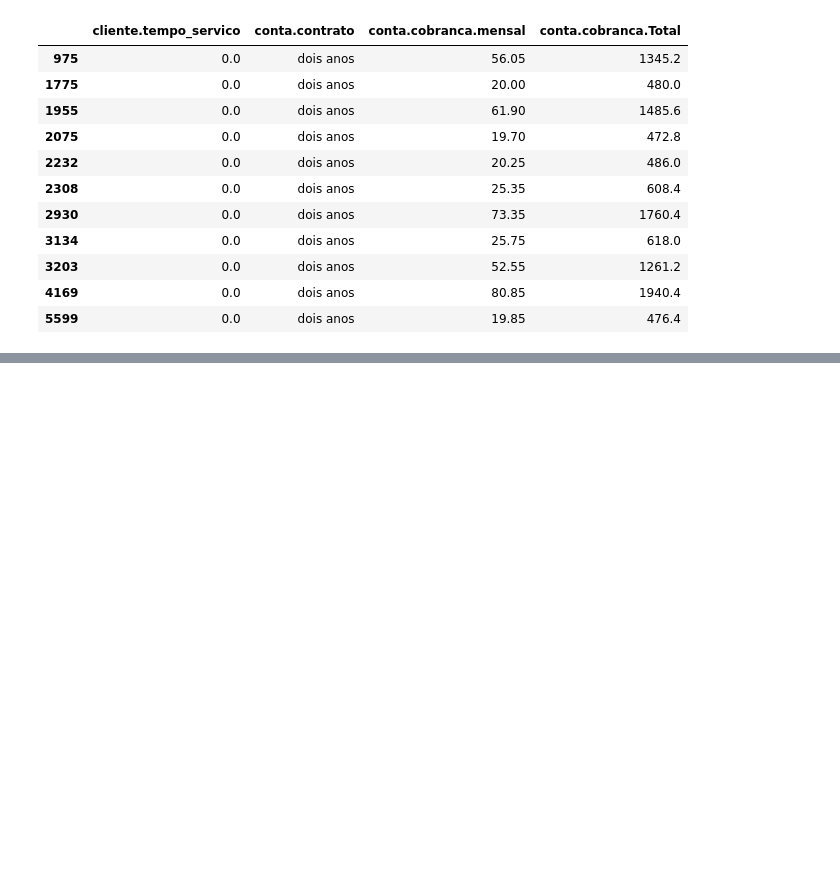
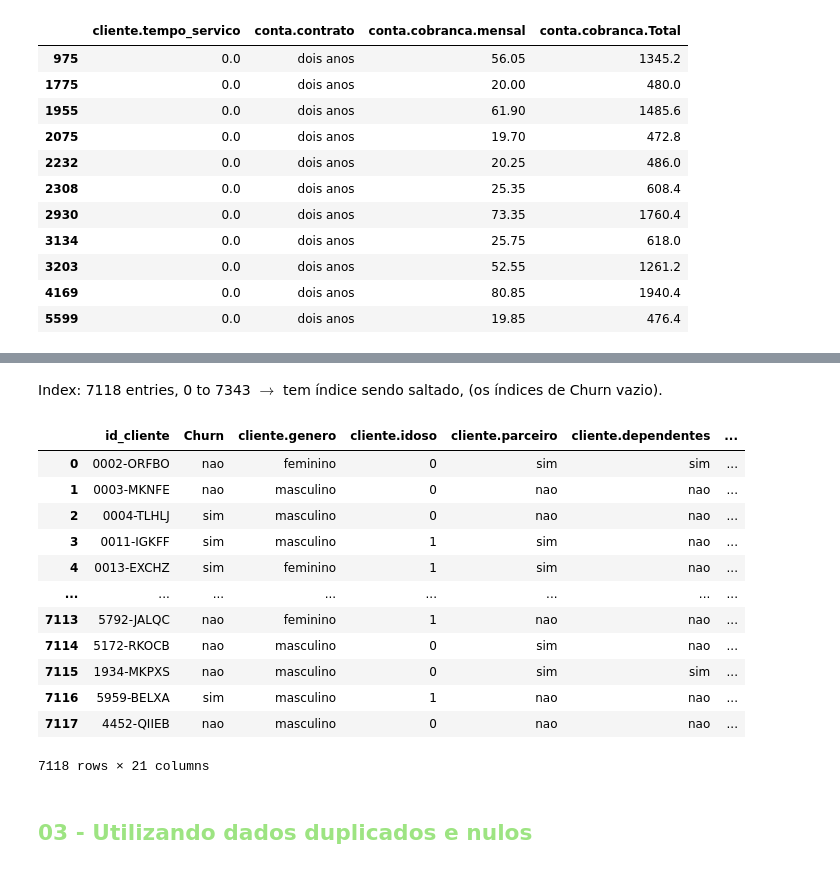
Before and after one commit to victorccampos/DataScienceWithPython, a Jupyter notebook: Pandas/pandas05.ipynb, the cells around one changed output, grey strips where cells are left out. Drawn from its saved outputs; the diff is of its cells as text; code cells hidden in the pictures; blank space fills up the shorter version.

```diff
--- a/Pandas/pandas05.ipynb
+++ b/Pandas/pandas05.ipynb
@@ -216,0 +314,25 @@ dados.loc[indexes, "cliente.tempo_servico"] = 24
+# %% [markdown]
+Index: 7118 entries, 0 to 7343 $\rightarrow$ tem índice sendo saltado, (os índices de Churn vazio).
+# %%
+# Resetando o index 0-7117
+dados_sem_vazio.reset_index(drop=True, inplace=True)
+# %%
+dados_sem_vazio
+# %% [output]
+|  | id_cliente | Churn | cliente.genero | cliente.idoso | cliente.parceiro | cliente.dependentes | ... |
+| 0 | 0002-ORFBO | nao | feminino | 0 | sim | sim | ... |
+| 1 | 0003-MKNFE | nao | masculino | 0 | nao | nao | ... |
+| 2 | 0004-TLHLJ | sim | masculino | 0 | nao | nao | ... |
+| 3 | 0011-IGKFF | sim | masculino | 1 | sim | nao | ... |
+| 4 | 0013-EXCHZ | sim | feminino | 1 | sim | nao | ... |
+| ... | ... | ... | ... | ... | ... | ... | ... |
+| 7113 | 5792-JALQC | nao | feminino | 1 | nao | nao | ... |
+| 7114 | 5172-RKOCB | nao | masculino | 0 | sim | nao | ... |
+| 7115 | 1934-MKPXS | nao | masculino | 0 | sim | sim | ... |
+| 7116 | 5959-BELXA | sim | masculino | 1 | nao | nao | ... |
+| 7117 | 4452-QIIEB | nao | masculino | 0 | nao | nao | ... |
+7118 rows × 21 columns
+# %% [markdown]
+<h2>
+<font color="#9de482"> 03 - Utilizando dados duplicados e nulos </font>
+</h2>
```
Also changed, not shown: parts of 9 cells of this notebook, 2 other files.
